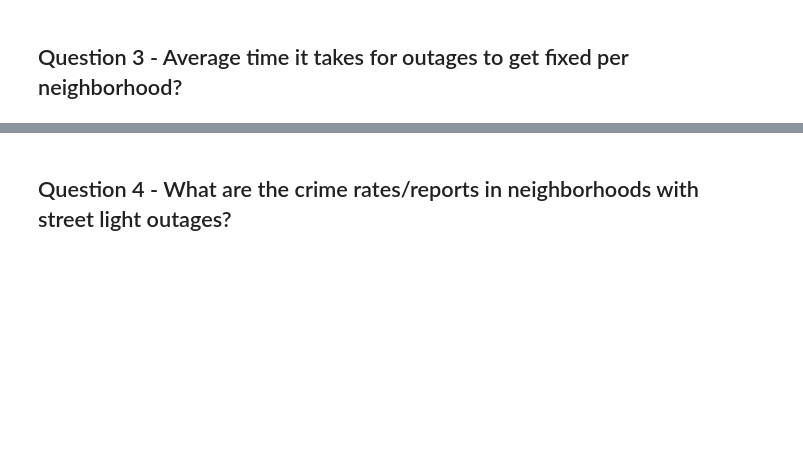
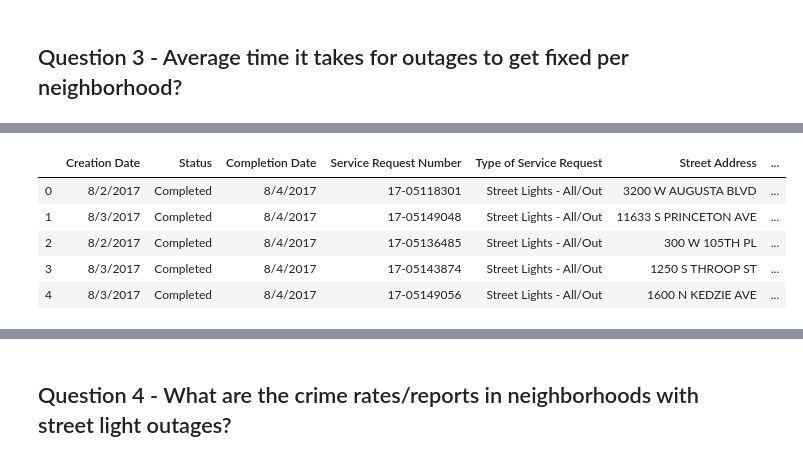
Before and after one commit to abejones26/Street-Lights, a Jupyter notebook: street-light-outages-crime-analysis.ipynb, the cells around one changed output, grey strips where cells are left out. Cells and saved outputs as stored; diff of their text form; code cells hidden in the pictures; blank space fills up the shorter version.

```diff
--- a/street-light-outages-crime-analysis.ipynb
+++ b/street-light-outages-crime-analysis.ipynb
@@ -174,0 +280,12 @@ community_sort_2018.head(5)
+# %%
+## Filter out rows where community_area = 0 OR service_request_number is duplicate
+service_requests_by_community = service_requests_by_community.loc[(service_requests_by_community['Community Area']!=0)]
+service_requests_by_community = service_requests_by_community.drop_duplicates(subset="Service Request Number")
+service_requests_by_community.head()
+# %% [output]
+|  | Creation Date | Status | Completion Date | Service Request Number | Type of Service Request | Street Address | ... |
+| 0 | 8/2/2017 | Completed | 8/4/2017 | 17-05118301 | Street Lights - All/Out | 3200 W AUGUSTA BLVD | ... |
+| 1 | 8/3/2017 | Completed | 8/4/2017 | 17-05149048 | Street Lights - All/Out | 11633 S PRINCETON AVE | ... |
+| 2 | 8/2/2017 | Completed | 8/4/2017 | 17-05136485 | Street Lights - All/Out | 300 W 105TH PL | ... |
+| 3 | 8/3/2017 | Completed | 8/4/2017 | 17-05143874 | Street Lights - All/Out | 1250 S THROOP ST | ... |
+| 4 | 8/3/2017 | Completed | 8/4/2017 | 17-05149056 | Street Lights - All/Out | 1600 N KEDZIE AVE | ... |
```
Also changed, not shown: parts of 16 cells of this notebook, 6 other files.
